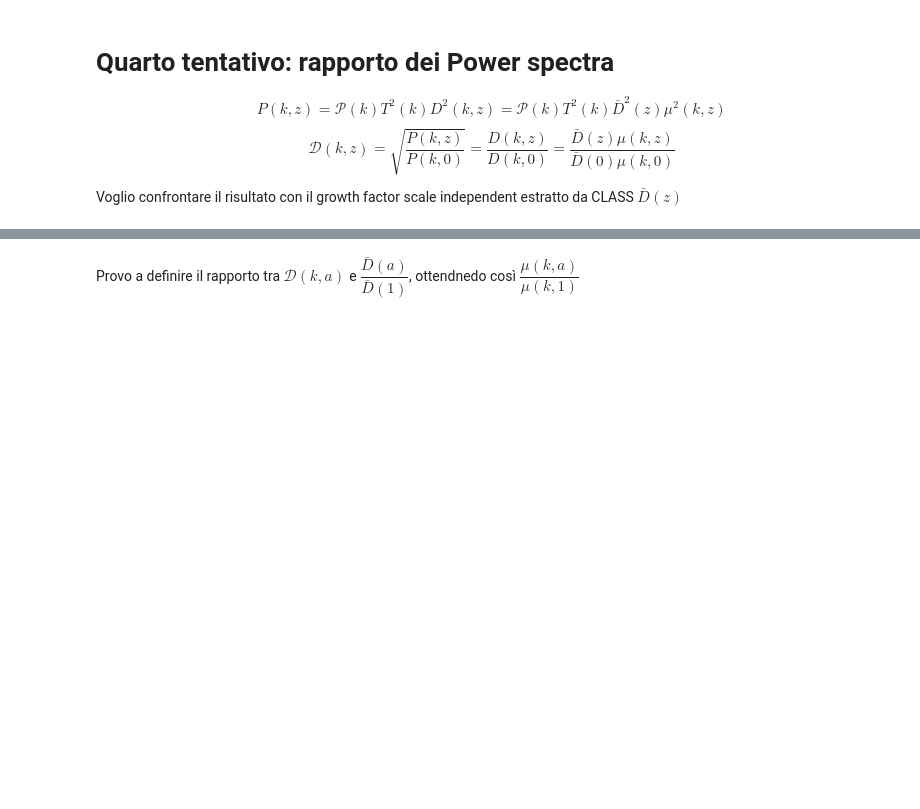
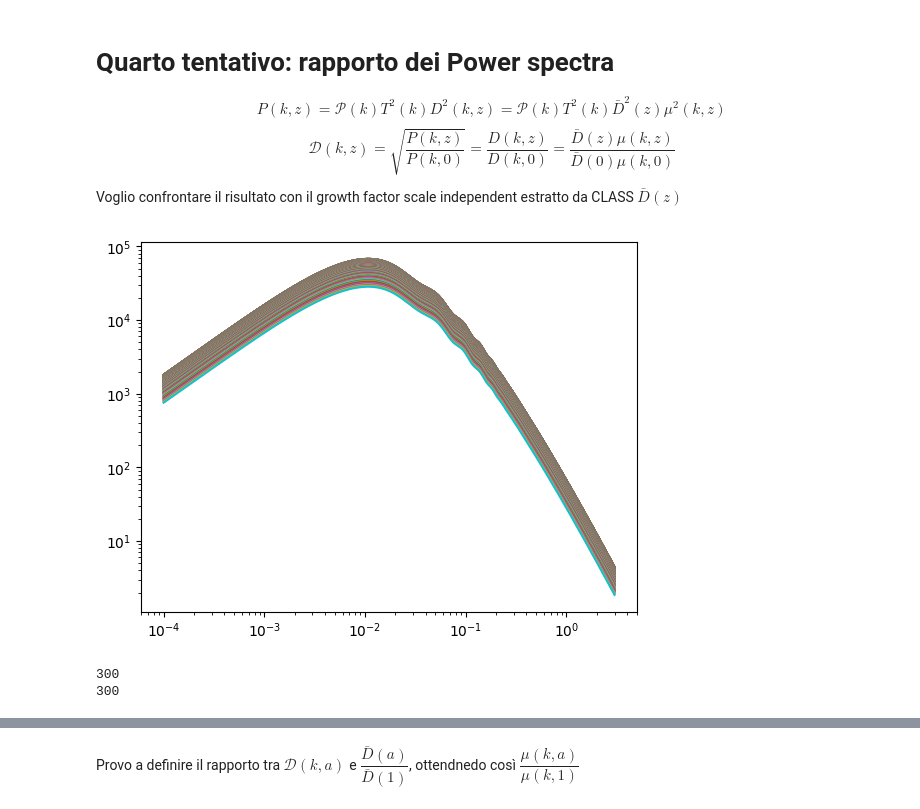
Before and after one commit to ste-cartu/Bachelor-Thesis, a Jupyter notebook: prova_estrazione_D.ipynb, the cells around one changed output, grey strips where cells are left out. Drawn from its saved outputs; the diff is of its cells as text; code cells hidden in the pictures; blank space fills up the shorter version.

```diff
--- a/prova_estrazione_D.ipynb
+++ b/prova_estrazione_D.ipynb
@@ -216,3 +219,8 @@ for k in range(n) :
+# %%
+plt.loglog(kk, Pkz)
+plt.show()
+# %% [output]
+[figure, added]
 # %%
 # estraggo il growth factor normalizato dal rapporto Pkz(k,0)/Pkz(k,z)
 d = [[0 for i in range(n)] for i in range(n)]
@@ -228,0 +240,6 @@ Dz = bg['gr.fac. D'][37023:]
+# %%
+print(len(a))
+print(len(aa))
+# %% [output]
+300
+300
```
Also changed, not shown: parts of 19 cells of this notebook.
